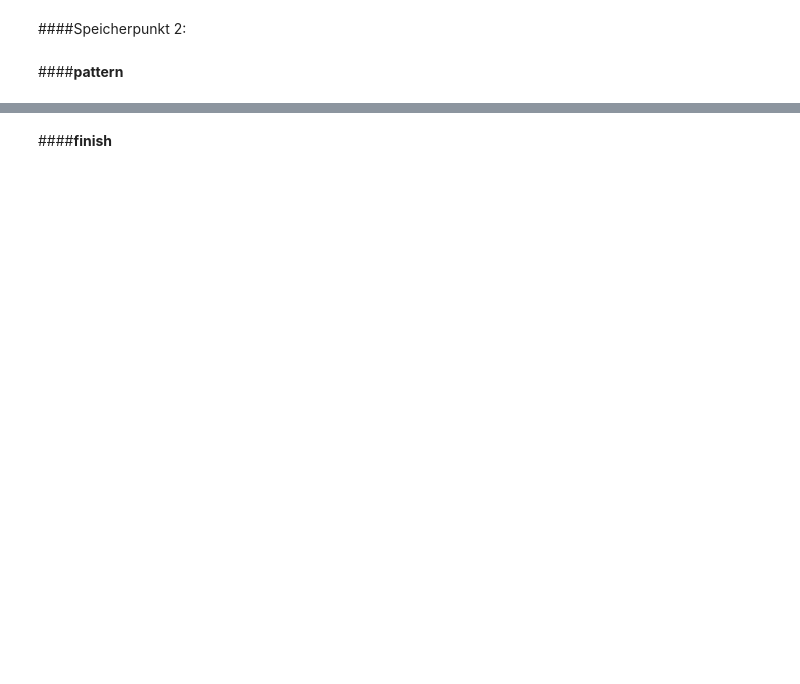
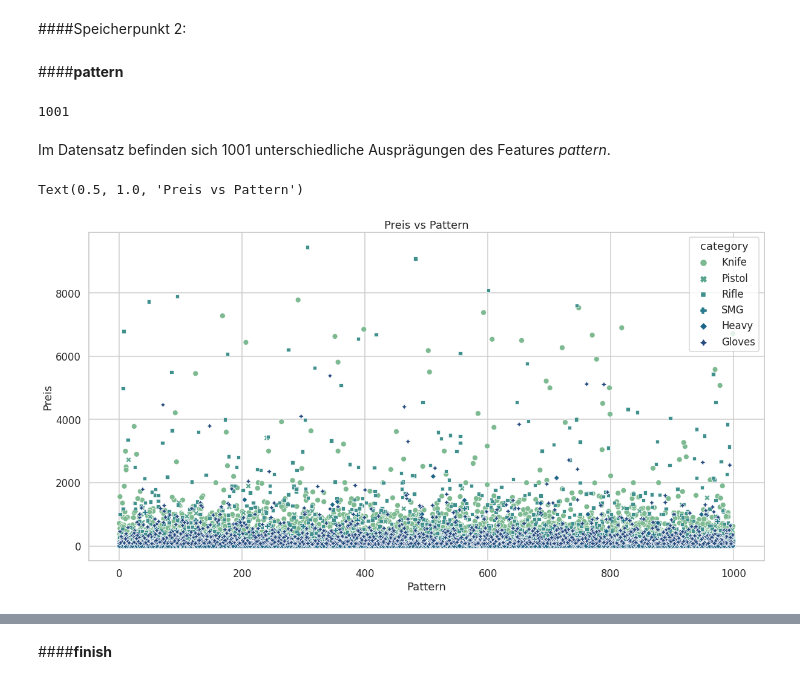
Before and after one commit to princessivy/Analyzing_CSGO_SkinPrices, a Jupyter notebook: CSGO_Analytics.ipynb, the cells around one changed output, grey strips where cells are left out. Drawn from its saved outputs; the diff is of its cells as text; code cells hidden in the pictures; blank space fills up the shorter version.

```diff
--- a/CSGO_Analytics.ipynb
+++ b/CSGO_Analytics.ipynb
@@ -780,3 +778,17 @@ data.to_csv(r'allitems_cleaned_2.csv', index=False, header=True)
 data = pd.read_csv(r'/content/drive/MyDrive/SA_BA/Data/allitems_cleaned_2.csv')
 # %% [markdown]
 ####**pattern**
+# %%
+len(data.pattern.unique())
+# %% [output]
+1001
+# %% [markdown]
+Im Datensatz befinden sich 1001 unterschiedliche Ausprägungen des Features *pattern*.
+# %%
+sns.scatterplot(data = data, x='pattern', y='salePrice', hue = 'category', style = 'category')
+plt.xlabel("Pattern")
+plt.ylabel("Preis")
+plt.title("Preis vs Pattern")
+# %% [output]
+Text(0.5, 1.0, 'Preis vs Pattern')
+[figure, added]
```
Also changed, not shown: parts of 10 cells of this notebook.
